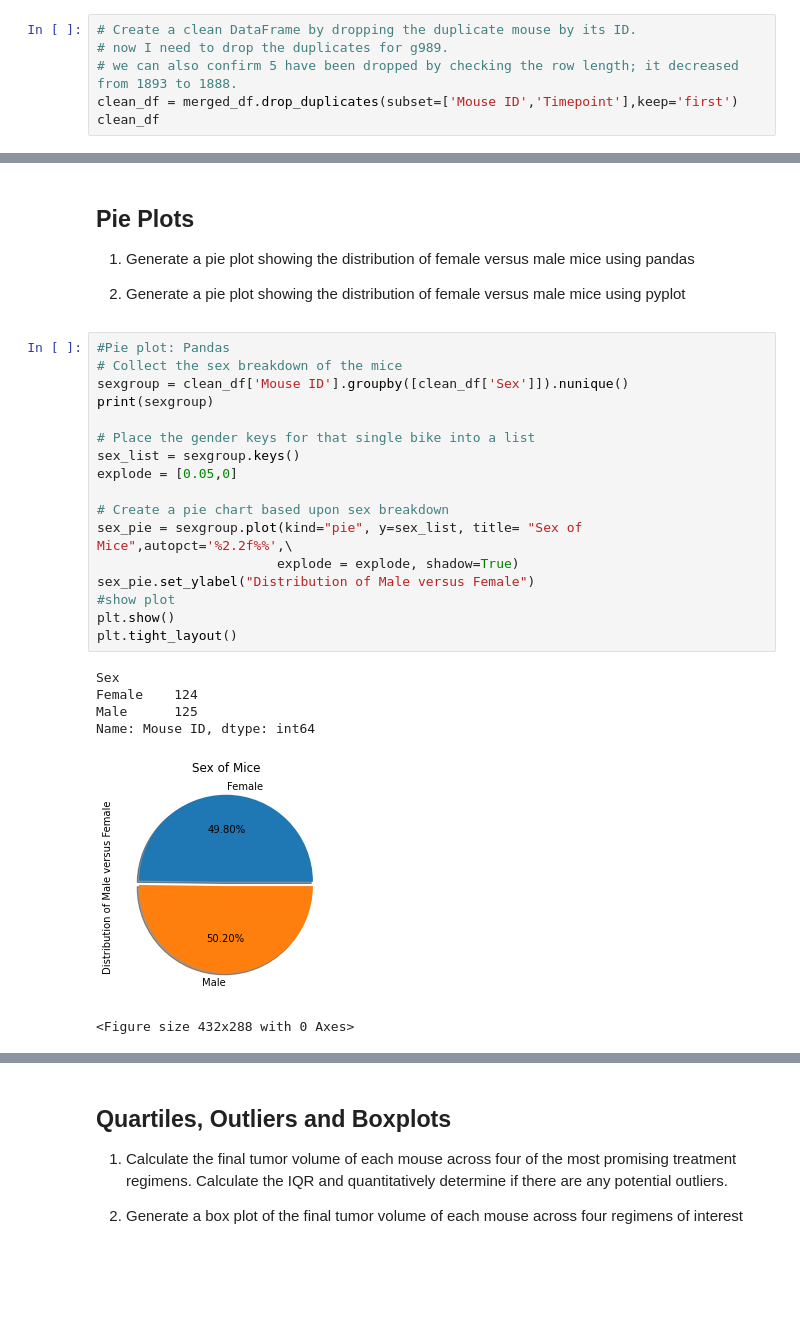
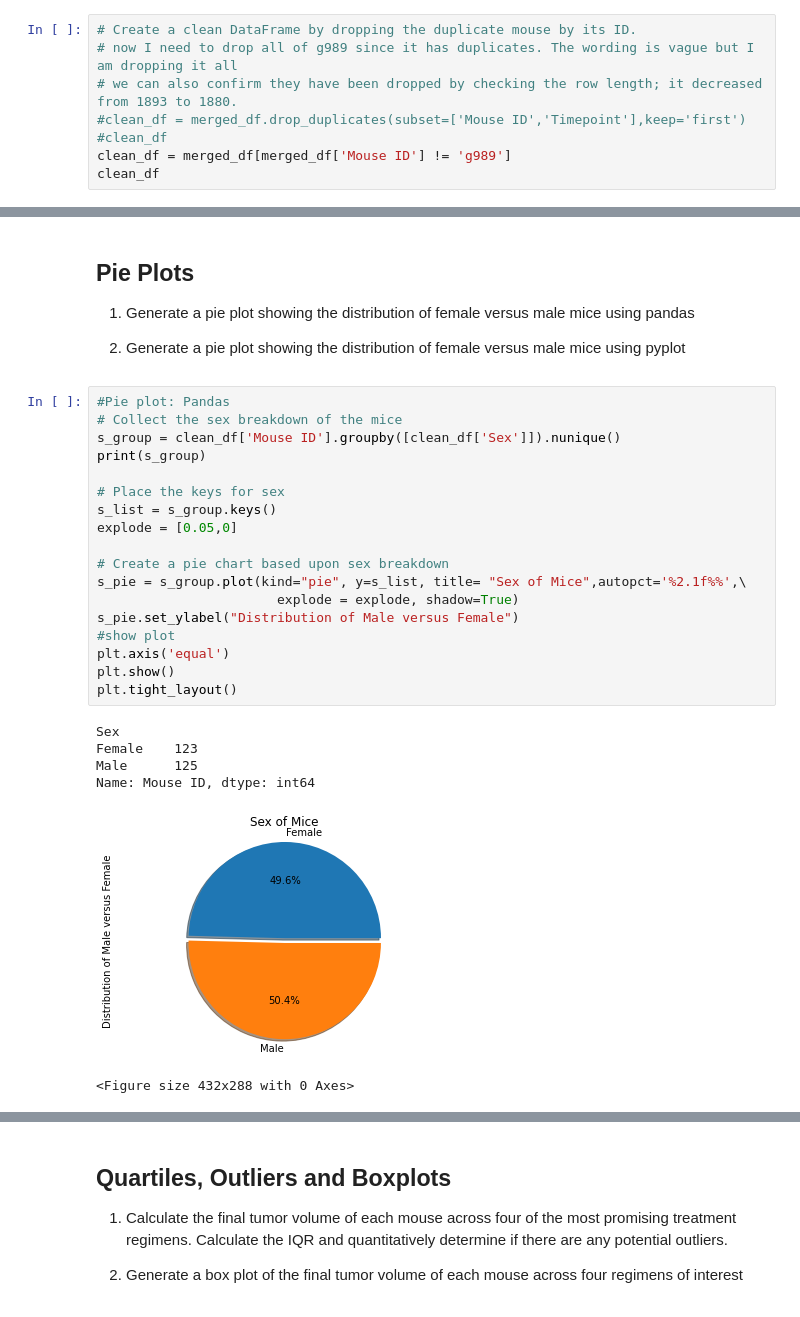
Before and after one commit to nbolt1989/matplotlib_challenge, a Jupyter notebook: Pymaceuticals.ipynb, the cells around one changed output, grey strips where cells are left out. Drawn from its saved outputs; the diff is of its cells as text; blank space fills up the shorter version.

```diff
--- a/Pymaceuticals.ipynb
+++ b/Pymaceuticals.ipynb
@@ -73,9 +78,11 @@ findthedup_df
 | 917 | g989 | Propriva | Female | 21 | 26 | 20 | 54.657650 | ... |
 # %%
 # Create a clean DataFrame by dropping the duplicate mouse by its ID.
-# now I need to drop the duplicates for g989.
-# we can also confirm 5 have been dropped by checking the row length; it decreased from 1893 to 1888.
-clean_df = merged_df.drop_duplicates(subset=['Mouse ID','Timepoint'],keep='first')
+# now I need to drop all of g989 since it has duplicates. The wording is vague but I am dropping it all
+# we can also confirm they have been dropped by checking the row length; it decreased from 1893 to 1880.
+#clean_df = merged_df.drop_duplicates(subset=['Mouse ID','Timepoint'],keep='first')
+#clean_df
+clean_df = merged_df[merged_df['Mouse ID'] != 'g989']
 clean_df
 # %% [output]
 |  | Mouse ID | Drug Regimen | Sex | Age_months | Weight (g) | Timepoint | Tumor Volume (mm3) | ... |
@@ -231,26 +241,27 @@ Text(0.5, 0, 'Drug Regimens')
 # %%
 #Pie plot: Pandas
 # Collect the sex breakdown of the mice
-sexgroup = clean_df['Mouse ID'].groupby([clean_df['Sex']]).nunique()
-print(sexgroup)
+s_group = clean_df['Mouse ID'].groupby([clean_df['Sex']]).nunique()
+print(s_group)
 
-# Place the gender keys for that single bike into a list
-sex_list = sexgroup.keys()
+# Place the keys for sex
+s_list = s_group.keys()
 explode = [0.05,0]
 
 # Create a pie chart based upon sex breakdown
-sex_pie = sexgroup.plot(kind="pie", y=sex_list, title= "Sex of Mice",autopct='%2.2f%%',\
+s_pie = s_group.plot(kind="pie", y=s_list, title= "Sex of Mice",autopct='%2.1f%%',\
                        explode = explode, shadow=True)
-sex_pie.set_ylabel("Distribution of Male versus Female")
+s_pie.set_ylabel("Distribution of Male versus Female")
 #show plot
+plt.axis('equal')
 plt.show()
 plt.tight_layout()
 # %% [output]
 Sex
-Female    124
+Female    123
 Male      125
 Name: Mouse ID, dtype: int64
-[figure, old version]
+[figure, new version]
 <Figure size 432x288 with 0 Axes>
 # %%
 #Pie plot: Pyplot
```
Also changed, not shown: parts of 20 cells of this notebook.
